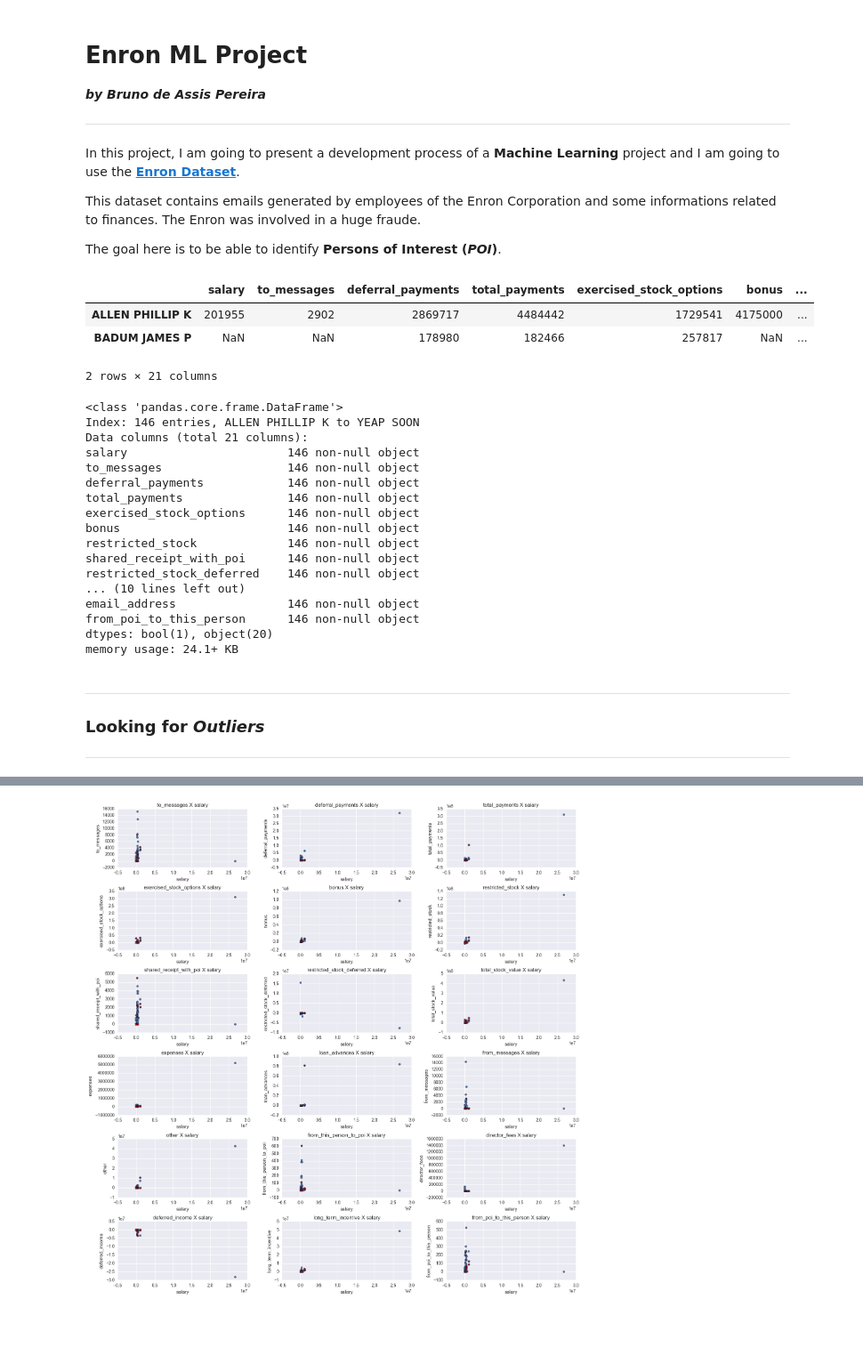
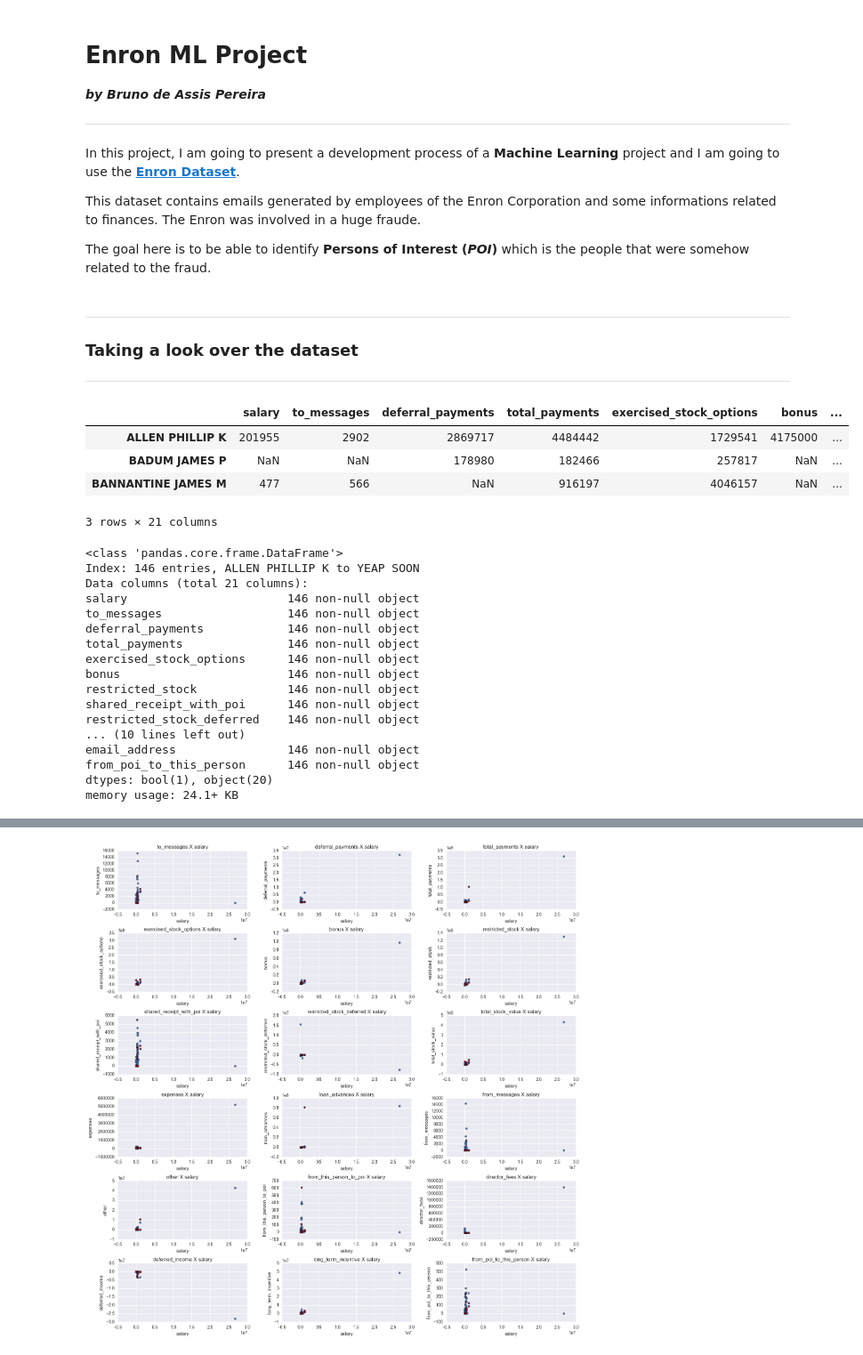
Before and after one commit to brunoassisp/Machine-Learning-project, a Jupyter notebook: Enron-ML-Project.ipynb, the cells around one changed output, grey strips where cells are left out. Shown at 89% size. Cells and saved outputs as stored; diff of their text form; code cells hidden in the pictures; blank space fills up the shorter version.

```diff
--- a/Enron-ML-Project.ipynb
+++ b/Enron-ML-Project.ipynb
@@ -7,7 +7,7 @@ In this project, I am going to present a development process of a **Machine Lear
 
 This dataset contains emails generated by employees of the Enron Corporation and some informations related to finances. The Enron was involved in a huge fraude.
 
-The goal here is to be able to identify **Persons of Interest (*POI*)**.
+The goal here is to be able to identify **Persons of Interest (*POI*)** which is the people that were somehow related to the fraud.
 # %%
 #!/usr/bin/python
 %matplotlib inline
@@ -26,39 +26,39 @@ from itertools import combinations
 
 from feature_format import featureFormat, targetFeatureSplit
 from tester import dump_classifier_and_data
-
-### Load the dictionary containing the dataset
-with open("final_project_dataset.pkl", "r") as data_file:
-    data_dict = pickle.load(data_file)
-
-### Storing data in a dataframe to simplify data manipulation
-enron_df = pd.DataFrame.from_dict(data_dict, orient='index')
-display(enron_df.head(2))
-enron_df.info()
-# %% [output]
-|  | salary | to_messages | deferral_payments | total_payments | exercised_stock_options | bonus | ... |
-| ALLEN PHILLIP K | 201955 | 2902 | 2869717 | 4484442 | 1729541 | 4175000 | ... |
-| BADUM JAMES P | NaN | NaN | 178980 | 182466 | 257817 | NaN | ... |
-2 rows × 21 columns
-<class 'pandas.core.frame.DataFrame'>
-Index: 146 entries, ALLEN PHILLIP K to YEAP SOON
-Data columns (total 21 columns):
-salary                       146 non-null object
-to_messages                  146 non-null object
-deferral_payments            146 non-null object
-total_payments               146 non-null object
-exercised_stock_options      146 non-null object
-bonus                        146 non-null object
-restricted_stock             146 non-null object
-shared_receipt_with_poi      146 non-null object
-restricted_stock_deferred    146 non-null object
-... (10 lines left out)
-email_address                146 non-null object
-from_poi_to_this_person      146 non-null object
-dtypes: bool(1), object(20)
-memory usage: 24.1+ KB
-# %% [markdown]
----
-### Looking for *Outliers*
-
----
+# %% [markdown]
+---
+### Taking a look over the dataset
+---
+# %%
+### Load the dictionary containing the dataset
+with open("final_project_dataset.pkl", "r") as data_file:
+    data_dict = pickle.load(data_file)
+
+### Storing data in a dataframe to simplify data manipulation
+enron_df = pd.DataFrame.from_dict(data_dict, orient='index')
+display(enron_df.head(3))
+enron_df.info()
+# %% [output]
+|  | salary | to_messages | deferral_payments | total_payments | exercised_stock_options | bonus | ... |
+| ALLEN PHILLIP K | 201955 | 2902 | 2869717 | 4484442 | 1729541 | 4175000 | ... |
+| BADUM JAMES P | NaN | NaN | 178980 | 182466 | 257817 | NaN | ... |
+| BANNANTINE JAMES M | 477 | 566 | NaN | 916197 | 4046157 | NaN | ... |
+3 rows × 21 columns
+<class 'pandas.core.frame.DataFrame'>
+Index: 146 entries, ALLEN PHILLIP K to YEAP SOON
+Data columns (total 21 columns):
+salary                       146 non-null object
+to_messages                  146 non-null object
+deferral_payments            146 non-null object
+total_payments               146 non-null object
+exercised_stock_options      146 non-null object
+bonus                        146 non-null object
+restricted_stock             146 non-null object
+shared_receipt_with_poi      146 non-null object
+restricted_stock_deferred    146 non-null object
+... (10 lines left out)
+email_address                146 non-null object
+from_poi_to_this_person      146 non-null object
+dtypes: bool(1), object(20)
+memory usage: 24.1+ KB
```
Also changed, not shown: parts of 15 cells of this notebook.
